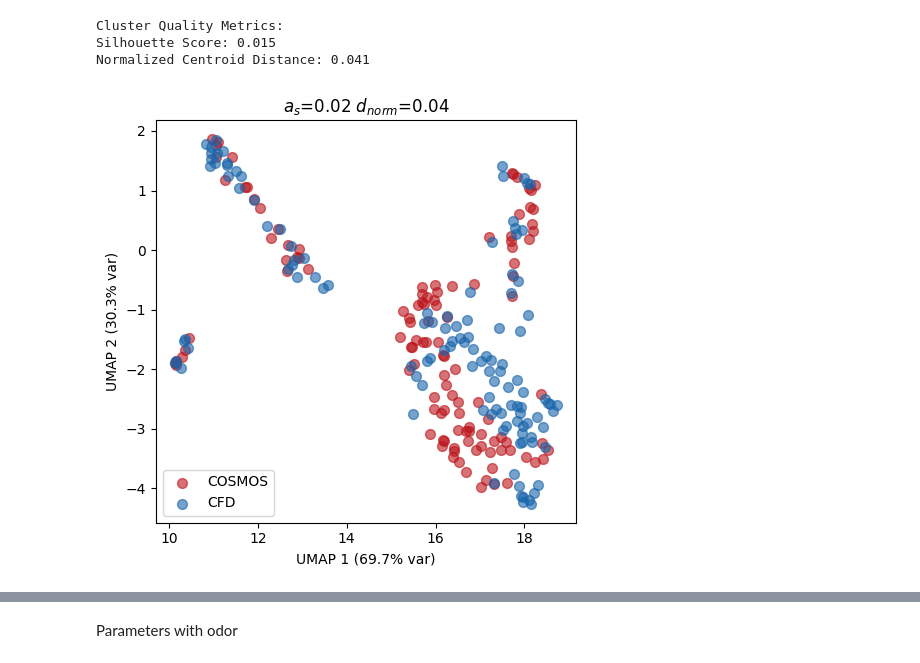
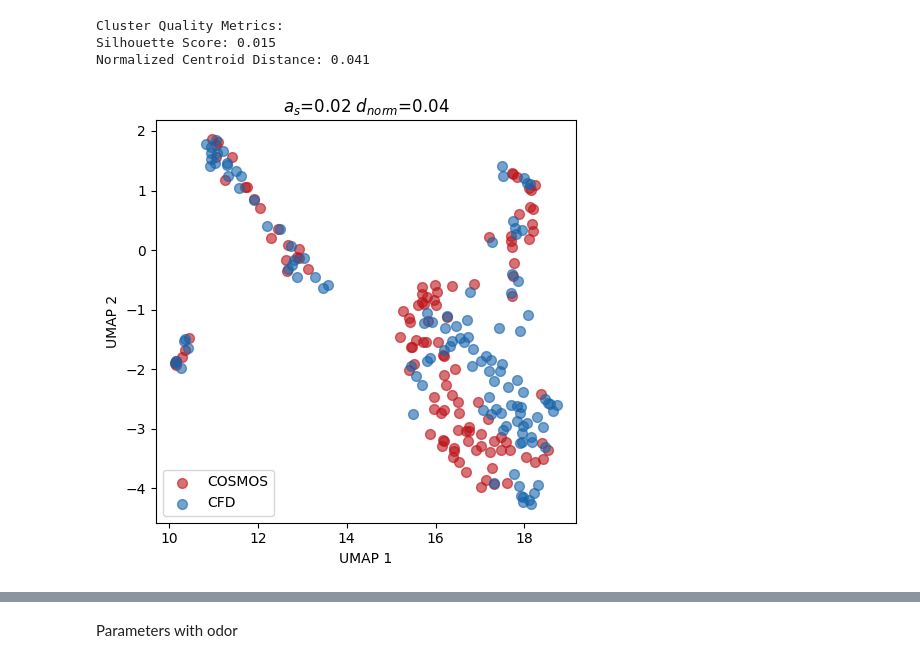
Before and after one commit to arunavanag591/COSMOS, a Jupyter notebook: trajectory_analysis.ipynb, the cells around one changed output, grey strips where cells are left out. Saved outputs shown, nothing was run; the diff lists cells and outputs as text; code cells hidden in the pictures.

```diff
--- a/trajectory_analysis.ipynb
+++ b/trajectory_analysis.ipynb
@@ -186,6 +192,7 @@ class TrajectoryComparison:
 
         # Use minimal feature set from tsfresh
         settings = MinimalFCParameters()
+        # settings = EfficientFCParameters()
 
         # Extract features for both datasets
         cosmos_features = extract_features(
@@ -228,6 +235,13 @@ class TrajectoryComparison:
         # Extract features
         cosmos_features, cfd_features = self.extract_features()
 
+        # print("Number of features:", len(cosmos_features.columns))
+        # print("\nFeature names:")
+        # for col in cosmos_features.columns:
+        #     print(col)
+
+
+
         # Combine features
         X = pd.concat([cosmos_features, cfd_features])
         y = np.concatenate([
@@ -250,6 +264,53 @@ class TrajectoryComparison:
 
         return X_umap, y
 
+    def analyze_temporal_correlation(self):
+        """Analyze temporal correlation between odor encounters and movement patterns."""
+        def compute_windowed_correlation(odor, velocity, window_size=100):
+            T = len(odor)
+            correlation = np.zeros(T)
+
+            # Standardize signals
+            odor_std = (odor - np.mean(odor)) / np.std(odor)
+            vel_std = (velocity - np.mean(velocity)) / np.std(velocity)
+
+            # Compute windowed correlation
+            for t in range(T - window_size):
+                odor_window = odor_std[t:t+window_size]
+                vel_window = vel_std[t:t+window_size]
+                correlation[t] = np.sum(odor_window * vel_window) / window_size
+
+            return correlation
+
+        # Compute correlations for both simulators
+        cosmos_correlations = []
+        cfd_correlations = []
+
+        # Process COSMOS trajectories
+        for traj_id in self.cosmos_df['trajectory_id'].unique():
+            traj = self.cosmos_df[self.cosmos_df['trajectory_id'] == traj_id]
+            odor = traj['odor'].values
+            velocity = np.sqrt(traj['vx']**2 + traj['vy']**2).values
+            corr = compute_windowed_correlation(odor, velocity)
+            cosmos_correlations.append(np.mean(corr))
+
+        # Process CFD trajectories
+        for traj_id in self.cfd_df['trajectory_id'].unique():
+            traj = self.cfd_df[self.cfd_df['trajectory_id'] == traj_id]
+            odor = traj['odor'].values
+            velocity = np.sqrt(traj['vx']**2 + traj['vy']**2).values
+            corr = compute_windowed_correlation(odor, velocity)
+            cfd_correlations.append(np.mean(corr))
+
+        # Statistical test
+        statistic, pvalue = mannwhitneyu(cosmos_correlations, cfd_correlations)
+
+        return {
+            'cosmos_correlations': np.array(cosmos_correlations),
+            'cfd_correlations': np.array(cfd_correlations),
+            'p_value': pvalue
+        }
+
     def plot_comparison(self, X_umap, labels, silhouette, norm_dist):
         """Plot comparison with enhanced visualization and axis labels."""
         f, ax = plt.subplots(figsize=(5, 5))
@@ -267,41 +328,57 @@ class TrajectoryComparison:
             )
 
         # Calculate variance ratios directly from UMAP coordinates
-        var_ratio = np.var(X_umap, axis=0)
-        var_ratio = (var_ratio / np.sum(var_ratio)) * 100
+        # var_ratio = np.var(X_umap, axis=0)
+        # var_ratio = (var_ratio / np.sum(var_ratio)) * 100
 
-        # Add labels with variance percentages
-        ax.set_xlabel(f'UMAP 1 ({var_ratio[0]:.1f}% var)')
-        ax.set_ylabel(f'UMAP 2 ({var_ratio[1]:.1f}% var)')
+        # # Add labels with variance percentages
+        # ax.set_xlabel(f'UMAP 1 ({var_ratio[0]:.1f}% var)')
+        # ax.set_ylabel(f'UMAP 2 ({var_ratio[1]:.1f}% var)')
+
+        ax.set_xlabel('UMAP 1')
+        ax.set_ylabel('UMAP 2')
 
         ax.set_title(f'$a_s$={silhouette:.2f} $d_{{norm}}$={norm_dist:.2f}')
         ax.legend()
         f.tight_layout()
 
         return f
 
 if __name__ == "__main__":
     path = "/home/gorilla/An/data/simulator/plot/tracking_figure/feb4/"
     osdf_combined = load_and_combine(str(path)+"os*.h5")
     cfd_df_combined = load_and_combine_cfd(str(path)+"cfd*.h5")
 
     # Create comparison object
     comparator = TrajectoryComparison(osdf_combined, cfd_df_combined)
     X_umap, labels = comparator.fit_transform(
         n_neighbors=50,  #
         min_dist=0.1,
         metric='euclidean'
     )
 
     silhouette, norm_dist = calculate_metrics(X_umap, labels)
     comparator.plot_comparison(X_umap, labels, silhouette, norm_dist)
 
-    silhouette, norm_dist = calculate_metrics(X_umap, labels)
     print("\nCluster Quality Metrics:")
     print(f"Silhouette Score: {silhouette:.3f}")
     print(f"Normalized Centroid Distance: {norm_dist:.3f}")
+
+# Analyze temporal correlations
+    # correlation_results = comparator.analyze_temporal_correlation()
+
+    # print(f"Correlation Analysis p-value: {correlation_results['p_value']:.3f}")
+
+    # # Optional: Plot correlation distributions
+    # plt.figure(figsize=(6, 4))
+    # plt.boxplot([correlation_results['cosmos_correlations'],
+    #             correlation_results['cfd_correlations']],
+    #             labels=['COSMOS', 'CFD'])
+    # plt.ylabel('Odor-Motion Correlation')
+    # plt.title('Temporal Correlation Comparison')
+    # plt.show()
 # %% [output]
 Cluster Quality Metrics:
 Silhouette Score: 0.015
 Normalized Centroid Distance: 0.041
-[figure, old version]
+[figure, new version]
```
Also changed, not shown: parts of 5 cells of this notebook, 4 other files.
